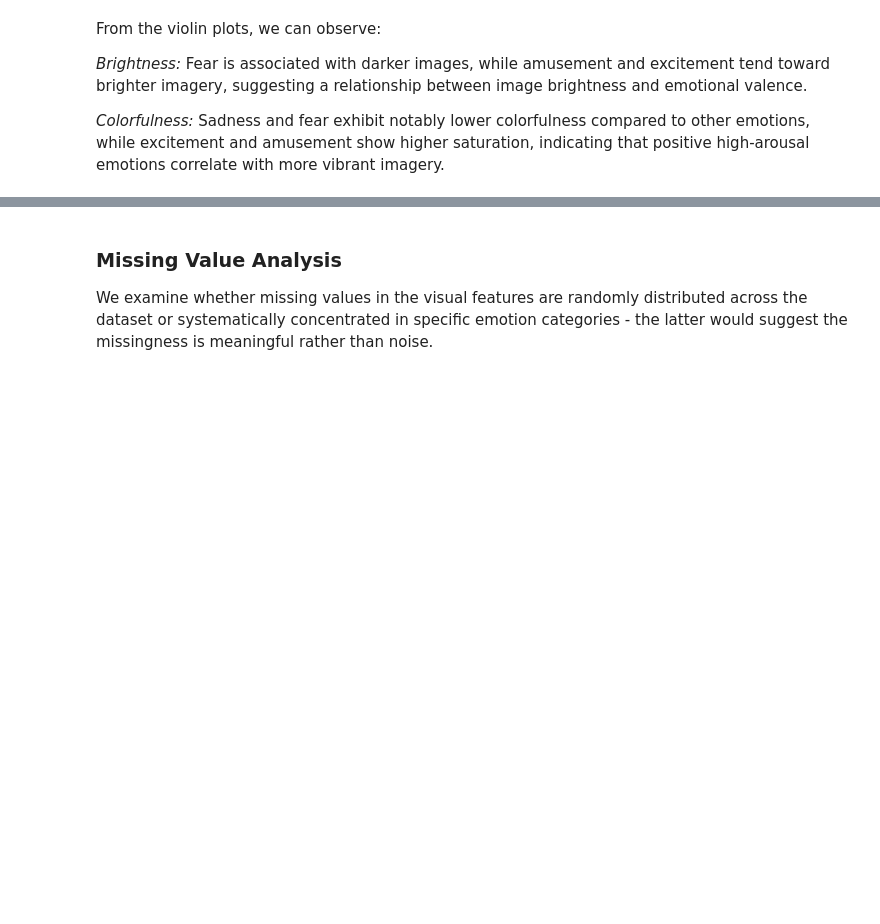
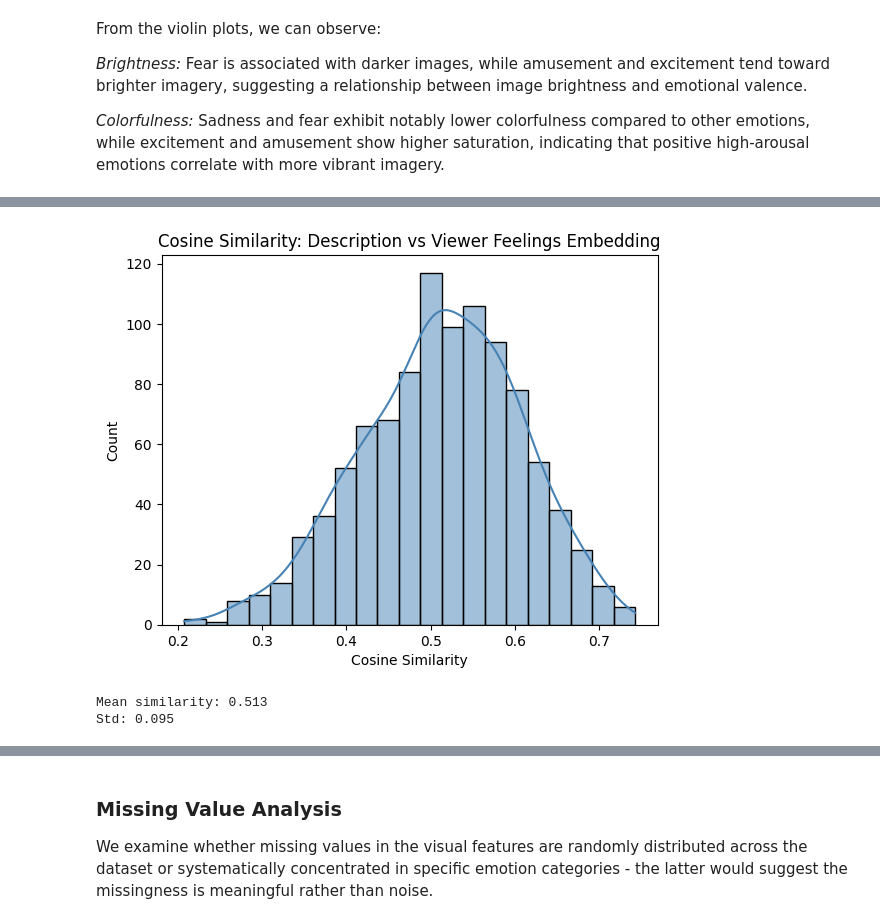
Before and after one commit to yodesser/Embeddings, a Jupyter notebook: FinalProject.ipynb, the cells around one changed output, grey strips where cells are left out. Saved outputs shown, nothing was run; the diff lists cells and outputs as text; code cells hidden in the pictures; blank space fills up the shorter version.

```diff
--- a/FinalProject.ipynb
+++ b/FinalProject.ipynb
@@ -129,0 +141,21 @@ From the violin plots, we can observe:
+# %%
+from sklearn.metrics.pairwise import cosine_similarity
+
+desc_embeddings = np.array(df['description_embedding'].tolist())
+feelings_embeddings = np.array(df['viewer_feelings_embedding'].tolist())
+
+df['desc_feelings_cosine_sim'] = [cosine_similarity([d], [f])[0][0]
+                                   for d, f in zip(desc_embeddings, feelings_embeddings)]
+
+sns.histplot(df['desc_feelings_cosine_sim'], kde=True, color='steelblue')
+plt.title('Cosine Similarity: Description vs Viewer Feelings Embedding')
+plt.xlabel('Cosine Similarity')
+plt.ylabel('Count')
+plt.show()
+
+print(f"Mean similarity: {df['desc_feelings_cosine_sim'].mean():.3f}")
+print(f"Std: {df['desc_feelings_cosine_sim'].std():.3f}")
+# %% [output]
+[figure, added]
+Mean similarity: 0.513
+Std: 0.095
```
Also changed, not shown: parts of 14 cells of this notebook.
